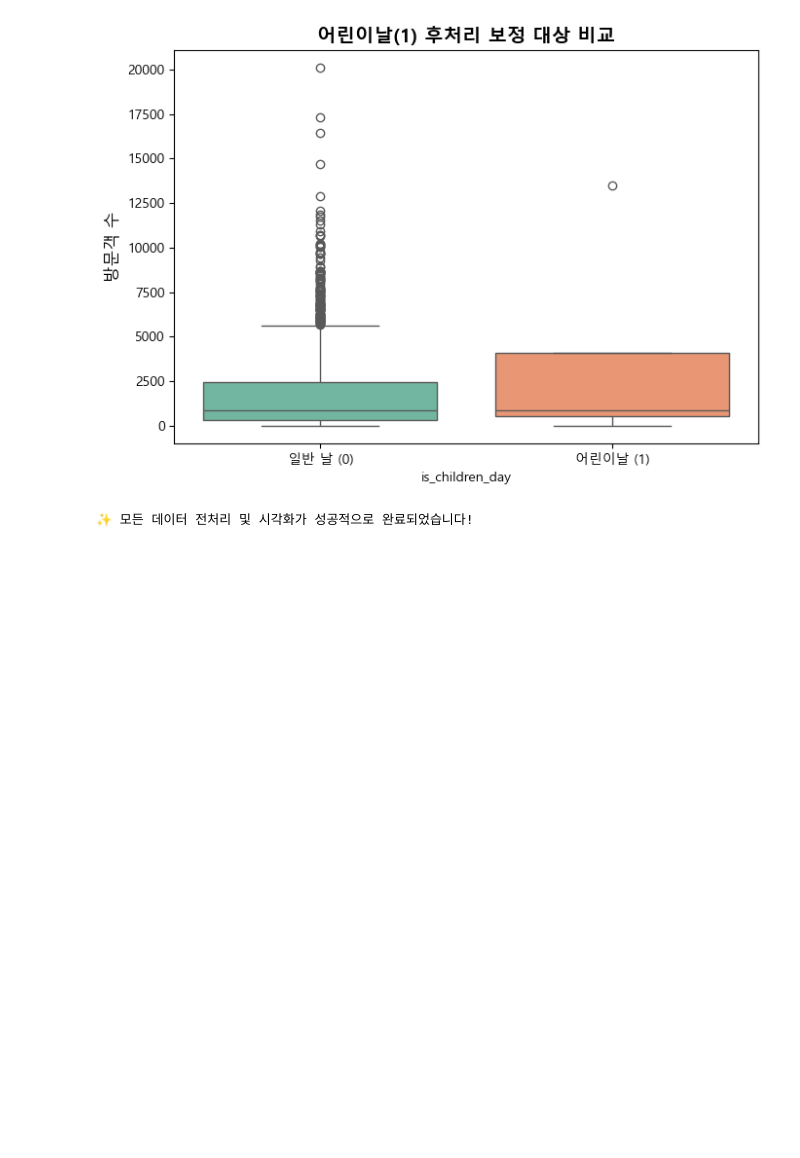
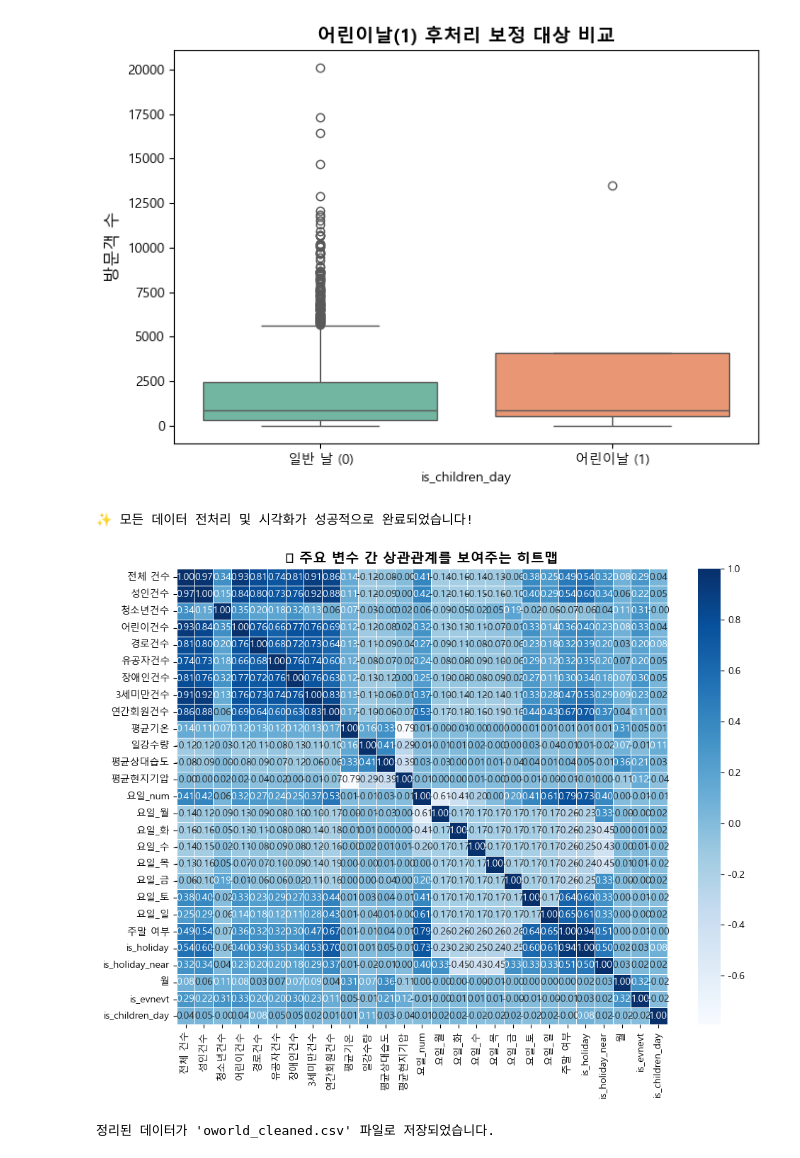
Before and after one commit to cmry9775/module_project-1-, a Jupyter notebook: data.ipynb, the cells around one changed output. Drawn from its saved outputs; the diff is of its cells as text; code cells hidden in the pictures; blank space fills up the shorter version.

```diff
--- a/data.ipynb
+++ b/data.ipynb
@@ -183,3 +183,24 @@ input.csv 데이터 로드 완료! 총 행 수: 1277개
 [figure]
 [figure]
 ✨ 모든 데이터 전처리 및 시각화가 성공적으로 완료되었습니다!
+# %%
+# 상관계수 히트맵 시각화
+plt.figure(figsize=(10, 8))
+
+# 수치형 컬럼들만 선택하여 상관계수 계산
+numeric_df = df.select_dtypes(include=[np.number])
+corr = numeric_df.corr()
+
+# 히트맵 그리기
+sns.heatmap(corr, annot=True, fmt='.2f', cmap='Blues', linewidths=0.5, cbar=True)
+plt.title('📊 주요 변수 간 상관관계를 보여주는 히트맵', fontsize=14, fontweight='bold')
+
+plt.tight_layout()
+plt.show()
+# %% [output]
+[figure, added]
+# %%
+df.to_csv('oworld_cleaned.csv', index=False, encoding='utf-8-sig')
+print("정리된 데이터가 'oworld_cleaned.csv' 파일로 저장되었습니다.")
+# %% [output]
+정리된 데이터가 'oworld_cleaned.csv' 파일로 저장되었습니다.
```
Also changed, not shown: 1 other file.
